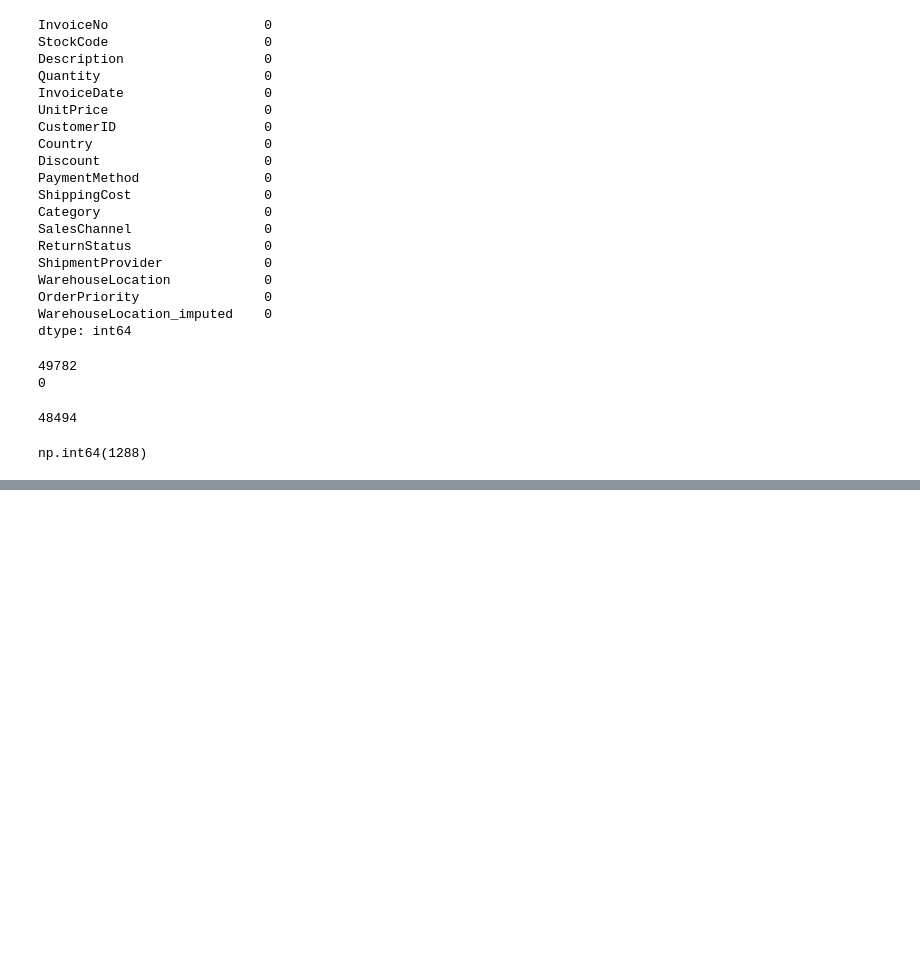
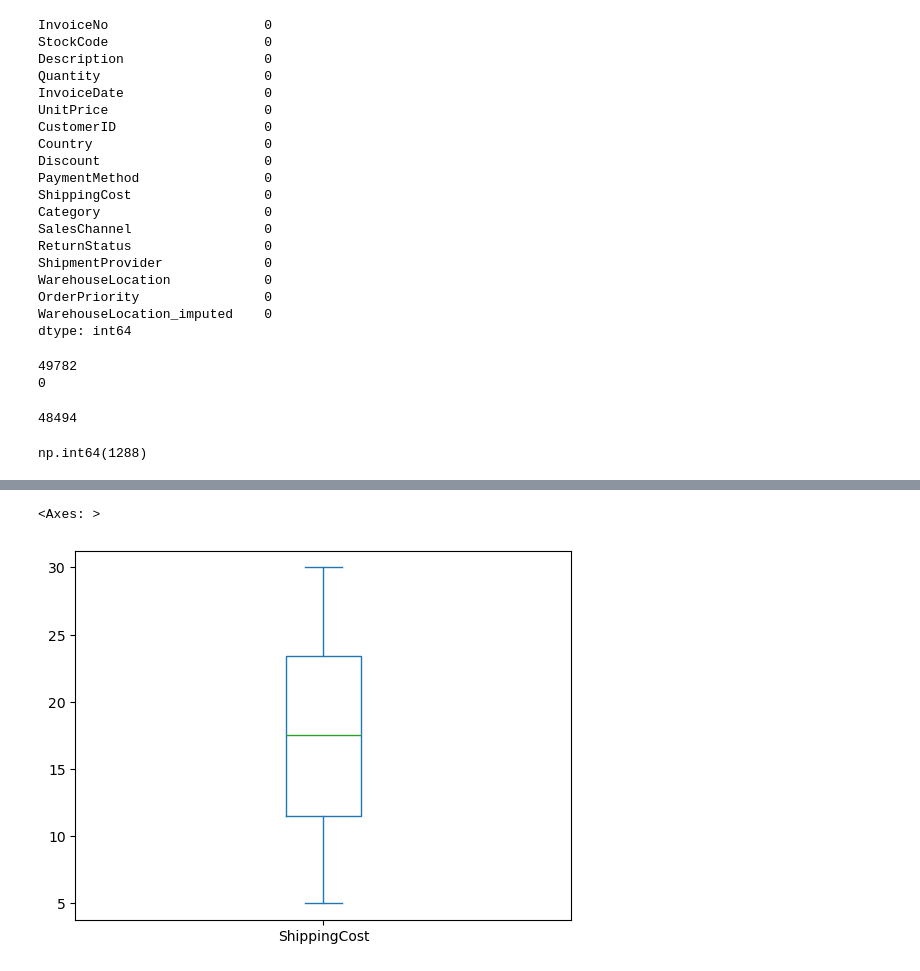
Before and after one commit to hamed-safaei/experiments, a Jupyter notebook: Python Daily/SalesDataSet.ipynb, the cells around one changed output, grey strips where cells are left out. Saved outputs shown, nothing was run; the diff lists cells and outputs as text; code cells hidden in the pictures; blank space fills up the shorter version.

```diff
--- a/Python Daily/SalesDataSet.ipynb
+++ b/Python Daily/SalesDataSet.ipynb
@@ -313,0 +391,5 @@ np.int64(1288)
+# %%
+df['ShippingCost'].plot.box()
+# %% [output]
+<Axes: >
+[figure, added]
```
Also changed, not shown: parts of 25 cells of this notebook, 1 other file.
